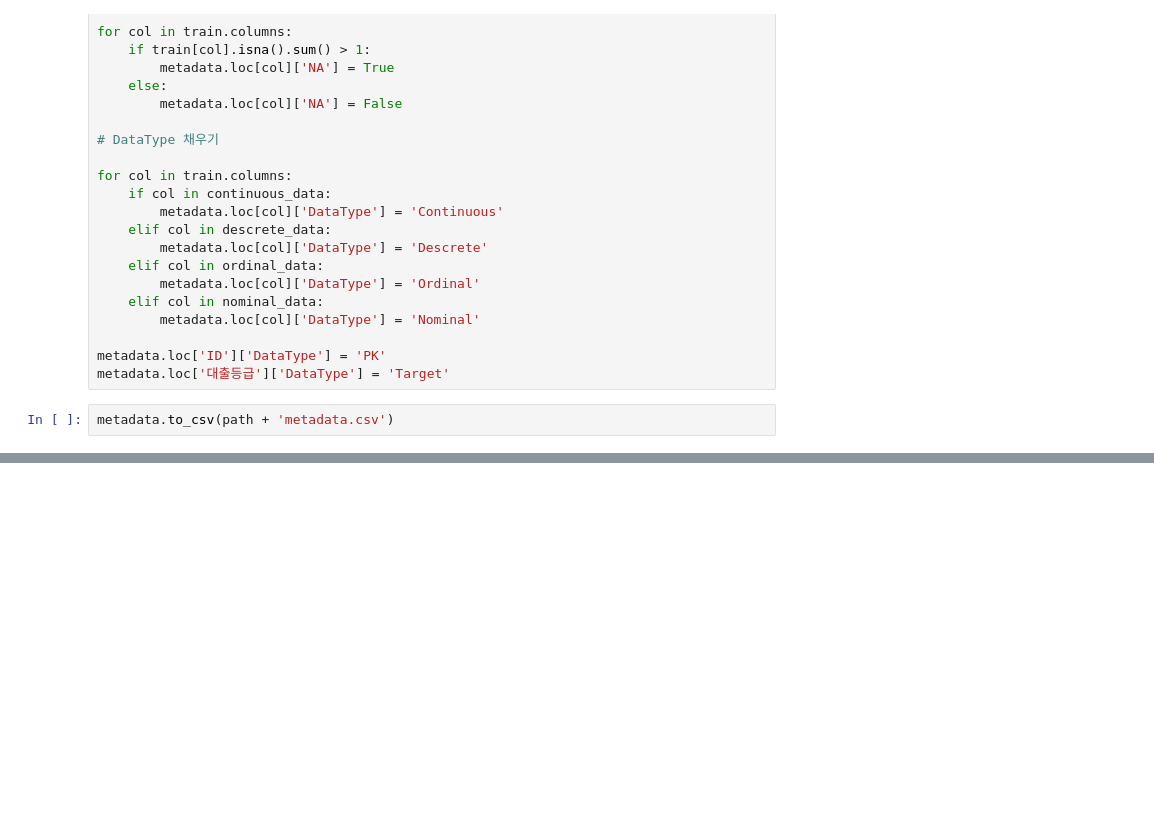
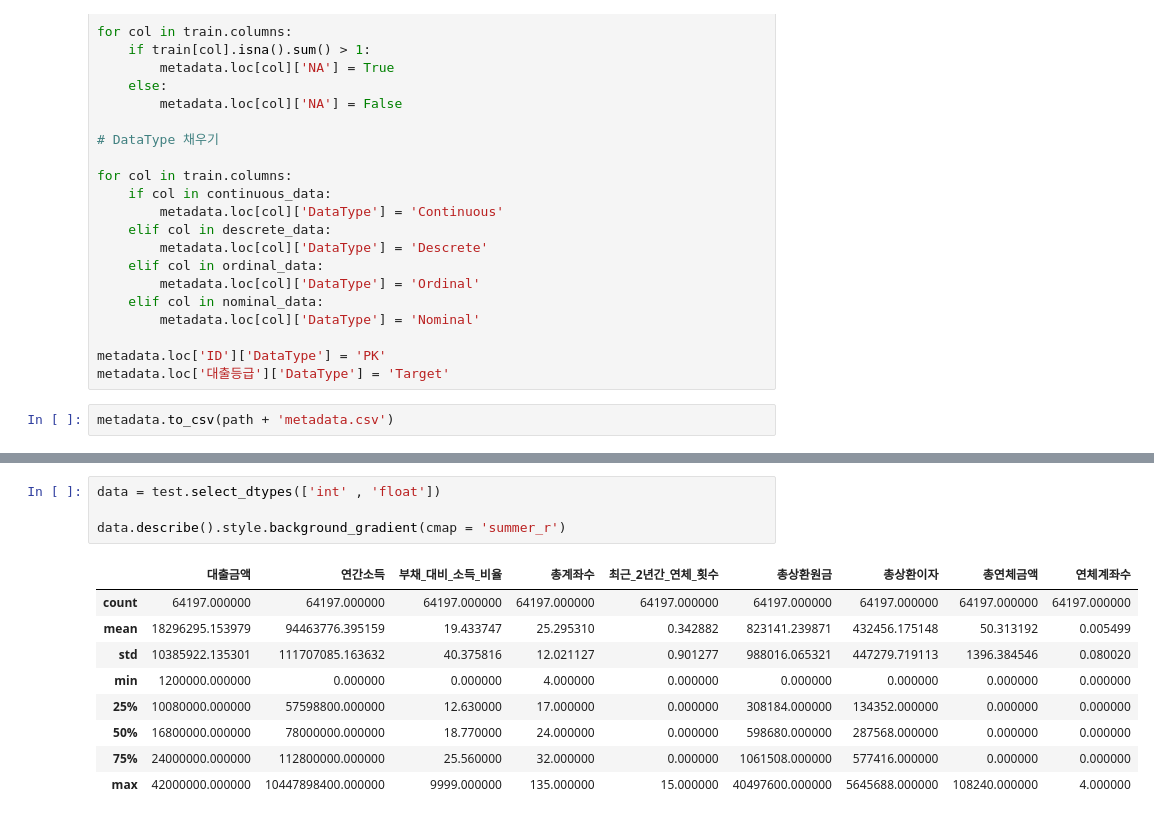
Before and after one commit to Dae-yangKim/Dacon_competiton, a Jupyter notebook: 2024.01.15/codes/eda_daeyangKim.ipynb, the cells around one changed output, grey strips where cells are left out. Cells and saved outputs as stored; diff of their text form; blank space fills up the shorter version.

```diff
--- a/2024.01.15/codes/eda_daeyangKim.ipynb
+++ b/2024.01.15/codes/eda_daeyangKim.ipynb
@@ -126,0 +161,14 @@ metadata.to_csv(path + 'metadata.csv')
+# %%
+data = test.select_dtypes(['int' , 'float'])
+
+data.describe().style.background_gradient(cmap = 'summer_r')
+# %% [output]
+|  | 대출금액 | 연간소득 | 부채_대비_소득_비율 | 총계좌수 | 최근_2년간_연체_횟수 | 총상환원금 | 총상환이자 | 총연체금액 | 연체계좌수 |
+| count | 64197.000000 | 64197.000000 | 64197.000000 | 64197.000000 | 64197.000000 | 64197.000000 | 64197.000000 | 64197.000000 | 64197.000000 |
+| mean | 18296295.153979 | 94463776.395159 | 19.433747 | 25.295310 | 0.342882 | 823141.239871 | 432456.175148 | 50.313192 | 0.005499 |
+| std | 10385922.135301 | 111707085.163632 | 40.375816 | 12.021127 | 0.901277 | 988016.065321 | 447279.719113 | 1396.384546 | 0.080020 |
+| min | 1200000.000000 | 0.000000 | 0.000000 | 4.000000 | 0.000000 | 0.000000 | 0.000000 | 0.000000 | 0.000000 |
+| 25% | 10080000.000000 | 57598800.000000 | 12.630000 | 17.000000 | 0.000000 | 308184.000000 | 134352.000000 | 0.000000 | 0.000000 |
+| 50% | 16800000.000000 | 78000000.000000 | 18.770000 | 24.000000 | 0.000000 | 598680.000000 | 287568.000000 | 0.000000 | 0.000000 |
+| 75% | 24000000.000000 | 112800000.000000 | 25.560000 | 32.000000 | 0.000000 | 1061508.000000 | 577416.000000 | 0.000000 | 0.000000 |
+| max | 42000000.000000 | 10447898400.000000 | 9999.000000 | 135.000000 | 15.000000 | 40497600.000000 | 5645688.000000 | 108240.000000 | 4.000000 |
```
Also changed, not shown: parts of 10 cells of this notebook, 2 other files.
